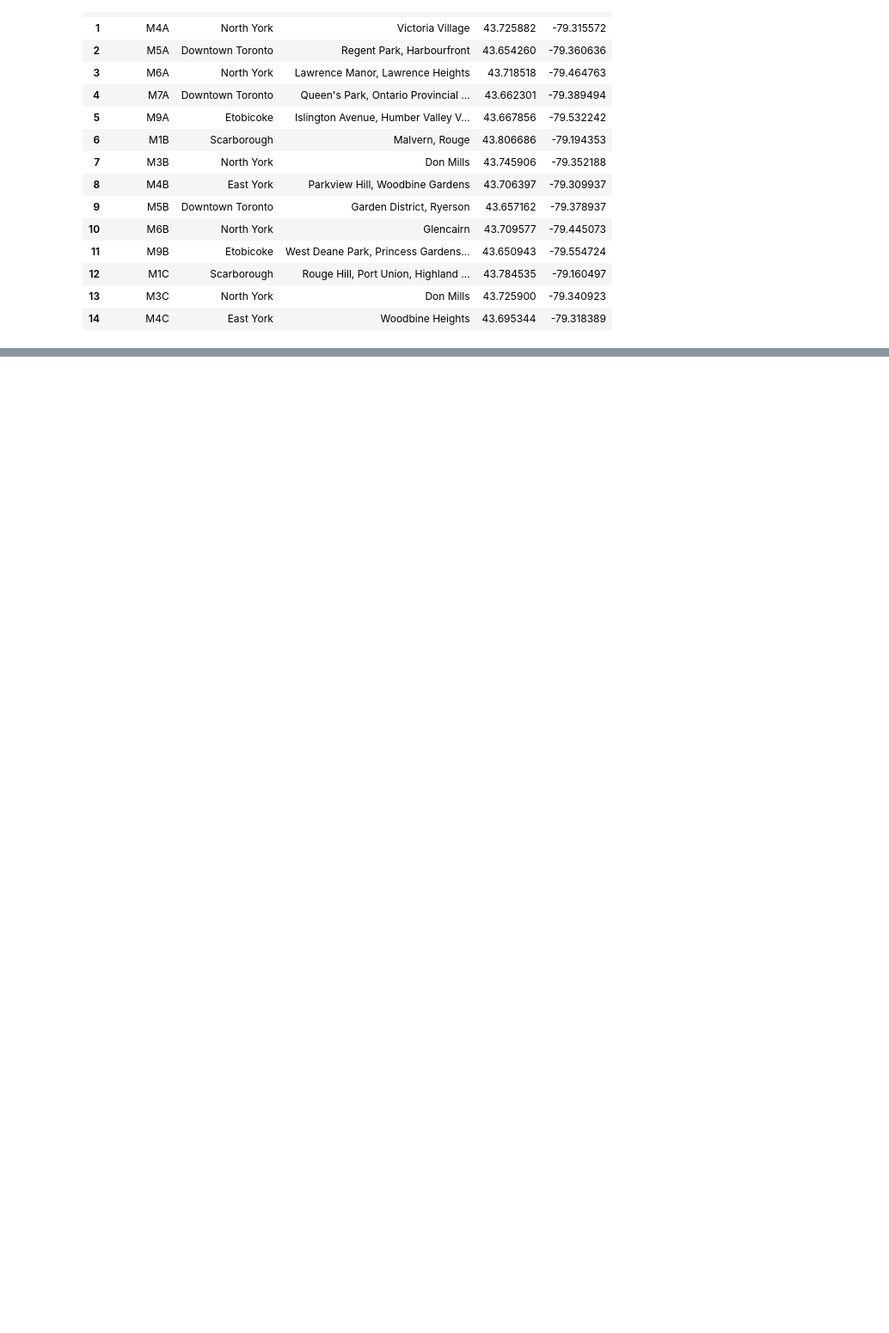
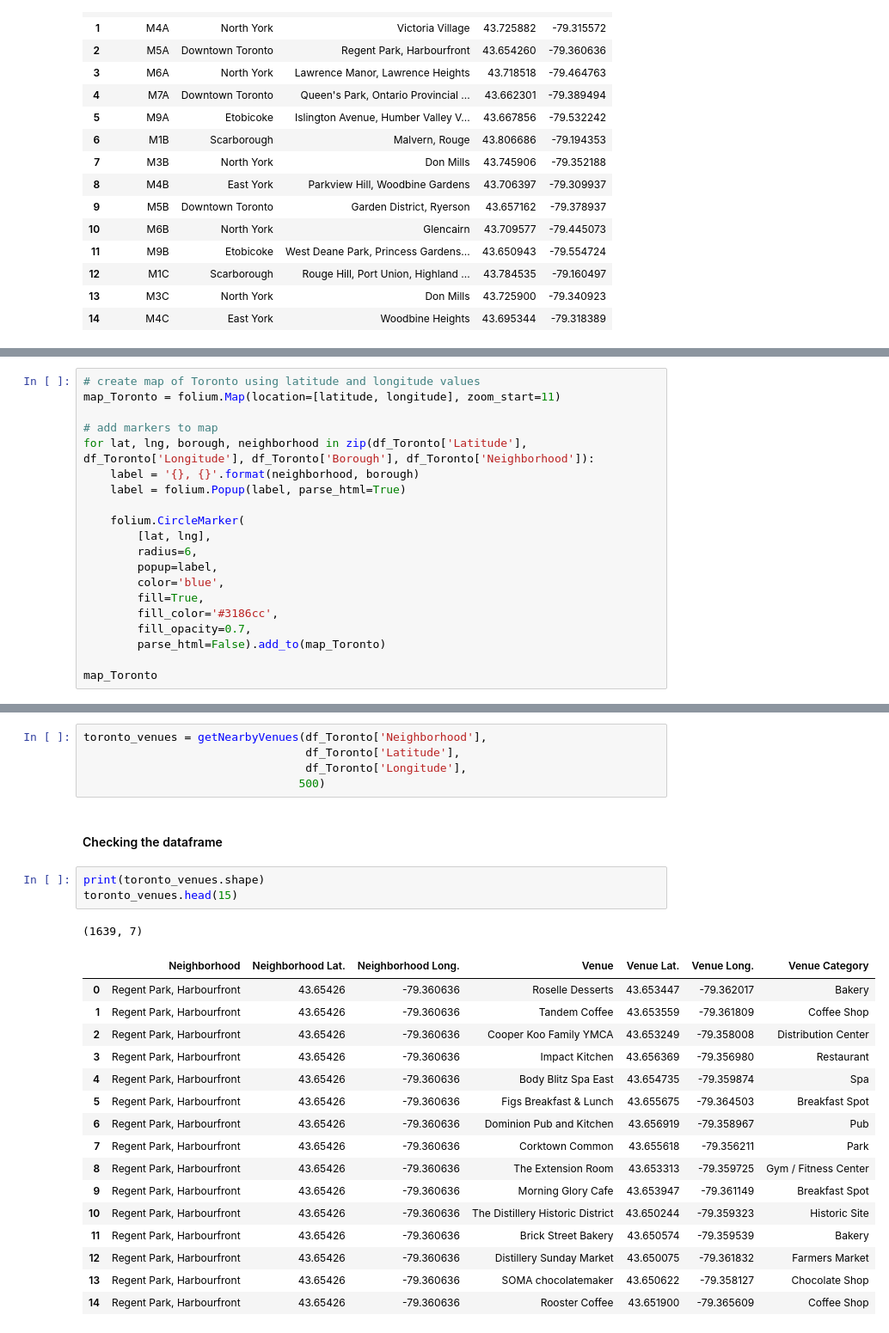
Before and after one commit to luisfhenriques/Coursera-Capstone, a Jupyter notebook: W3/W3 - Toronto Neighbourhoods.ipynb, the cells around one changed output, grey strips where cells are left out. Shown at 86% size. Saved outputs shown, nothing was run; the diff lists cells and outputs as text; blank space fills up the shorter version.

```diff
--- a/W3/W3 - Toronto Neighbourhoods.ipynb
+++ b/W3/W3 - Toronto Neighbourhoods.ipynb
@@ -175,0 +240,20 @@ df_merged.head(15)
+# %%
+# create map of Toronto using latitude and longitude values
+map_Toronto = folium.Map(location=[latitude, longitude], zoom_start=11)
+
+# add markers to map
+for lat, lng, borough, neighborhood in zip(df_Toronto['Latitude'], df_Toronto['Longitude'], df_Toronto['Borough'], df_Toronto['Neighborhood']):
+    label = '{}, {}'.format(neighborhood, borough)
+    label = folium.Popup(label, parse_html=True)
+
+    folium.CircleMarker(
+        [lat, lng],
+        radius=6,
+        popup=label,
+        color='blue',
+        fill=True,
+        fill_color='#3186cc',
+        fill_opacity=0.7,
+        parse_html=False).add_to(map_Toronto)
+
+map_Toronto
@@ -175,0 +315,28 @@ df_merged.head(15)
+# %%
+toronto_venues = getNearbyVenues(df_Toronto['Neighborhood'],
+                                 df_Toronto['Latitude'],
+                                 df_Toronto['Longitude'],
+                                500)
+# %% [markdown]
+#### Checking the dataframe
+# %%
+print(toronto_venues.shape)
+toronto_venues.head(15)
+# %% [output]
+(1639, 7)
+|  | Neighborhood | Neighborhood Lat. | Neighborhood Long. | Venue | Venue Lat. | Venue Long. | Venue Category |
+| 0 | Regent Park, Harbourfront | 43.65426 | -79.360636 | Roselle Desserts | 43.653447 | -79.362017 | Bakery |
+| 1 | Regent Park, Harbourfront | 43.65426 | -79.360636 | Tandem Coffee | 43.653559 | -79.361809 | Coffee Shop |
+| 2 | Regent Park, Harbourfront | 43.65426 | -79.360636 | Cooper Koo Family YMCA | 43.653249 | -79.358008 | Distribution Center |
+| 3 | Regent Park, Harbourfront | 43.65426 | -79.360636 | Impact Kitchen | 43.656369 | -79.356980 | Restaurant |
+| 4 | Regent Park, Harbourfront | 43.65426 | -79.360636 | Body Blitz Spa East | 43.654735 | -79.359874 | Spa |
+| 5 | Regent Park, Harbourfront | 43.65426 | -79.360636 | Figs Breakfast & Lunch | 43.655675 | -79.364503 | Breakfast Spot |
+| 6 | Regent Park, Harbourfront | 43.65426 | -79.360636 | Dominion Pub and Kitchen | 43.656919 | -79.358967 | Pub |
+| 7 | Regent Park, Harbourfront | 43.65426 | -79.360636 | Corktown Common | 43.655618 | -79.356211 | Park |
+| 8 | Regent Park, Harbourfront | 43.65426 | -79.360636 | The Extension Room | 43.653313 | -79.359725 | Gym / Fitness Center |
+| 9 | Regent Park, Harbourfront | 43.65426 | -79.360636 | Morning Glory Cafe | 43.653947 | -79.361149 | Breakfast Spot |
+| 10 | Regent Park, Harbourfront | 43.65426 | -79.360636 | The Distillery Historic District | 43.650244 | -79.359323 | Historic Site |
+| 11 | Regent Park, Harbourfront | 43.65426 | -79.360636 | Brick Street Bakery | 43.650574 | -79.359539 | Bakery |
+| 12 | Regent Park, Harbourfront | 43.65426 | -79.360636 | Distillery Sunday Market | 43.650075 | -79.361832 | Farmers Market |
+| 13 | Regent Park, Harbourfront | 43.65426 | -79.360636 | SOMA chocolatemaker | 43.650622 | -79.358127 | Chocolate Shop |
+| 14 | Regent Park, Harbourfront | 43.65426 | -79.360636 | Rooster Coffee | 43.651900 | -79.365609 | Coffee Shop |
```
Also changed, not shown: parts of 36 cells of this notebook.
